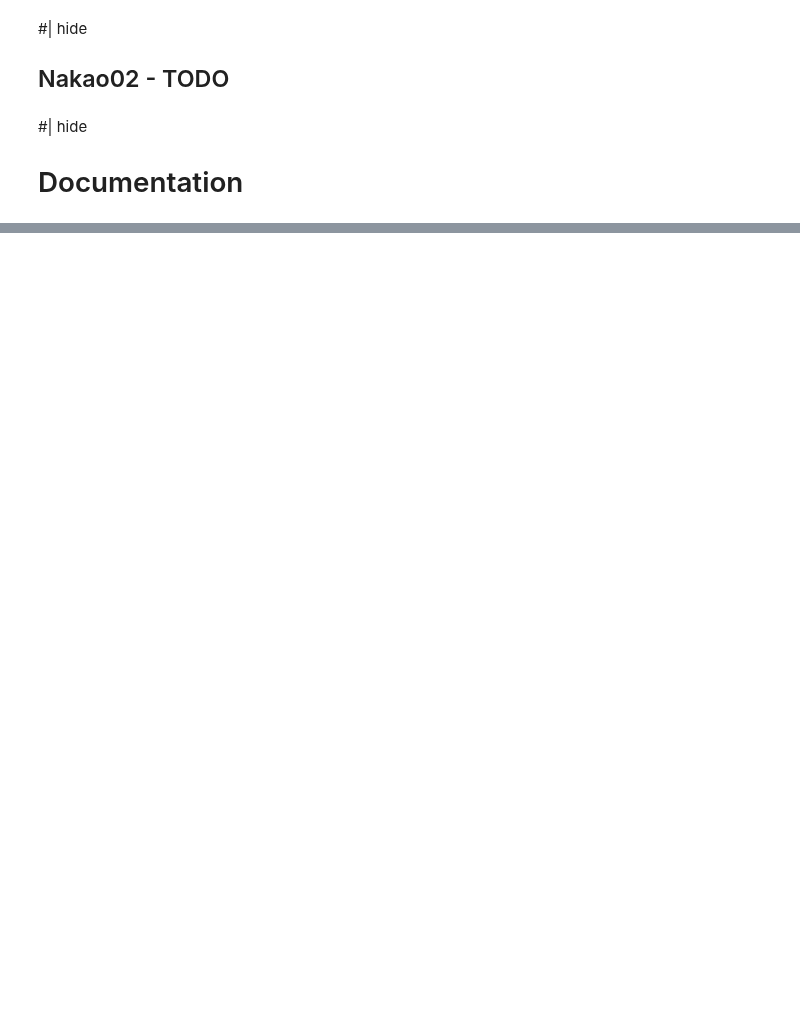
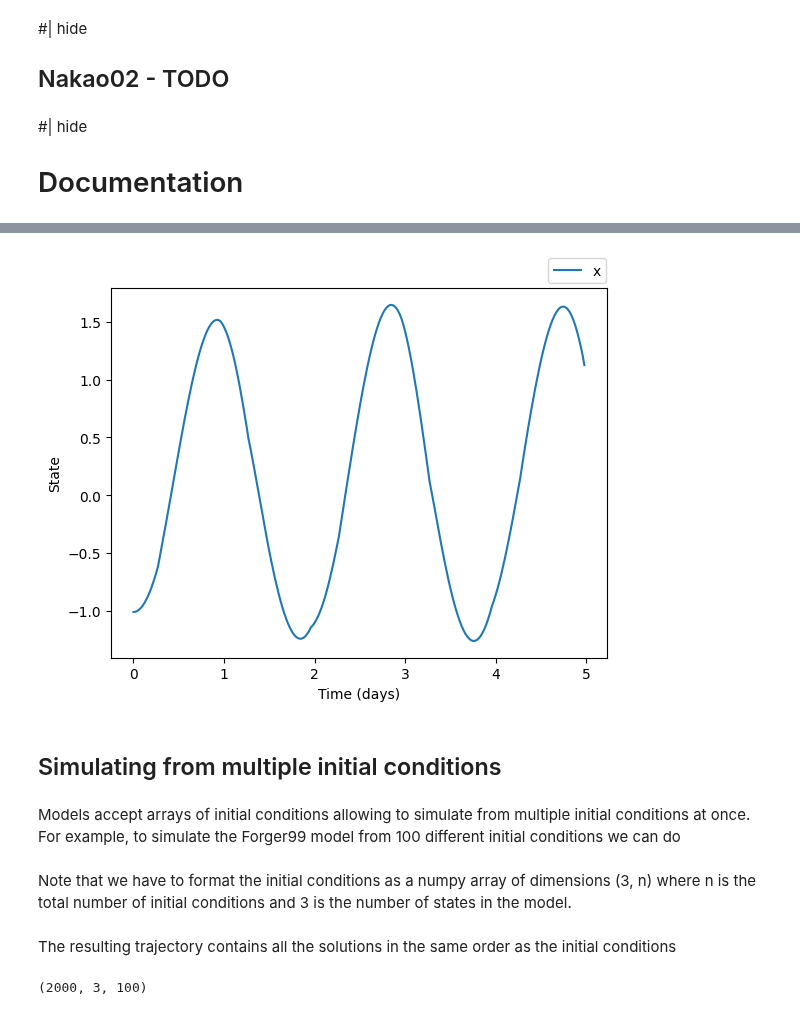
Before and after one commit to Arcascope/circadian, a Jupyter notebook: nbs/00_models.ipynb, the cells around one changed output, grey strips where cells are left out. Cells and saved outputs as stored; diff of their text form; code cells hidden in the pictures; blank space fills up the shorter version.

```diff
--- a/nbs/00_models.ipynb
+++ b/nbs/00_models.ipynb
@@ -1882,0 +1977,23 @@ def benchmark(func):
+# %%
+simulation_days = 5
+dt = 0.5 # hours
+time = np.arange(0, 24 * simulation_days, dt)
+
+light_schedule = LightSchedule.Regular()
+light_input = light_schedule(time)
+
+model = Forger99({'taux': 48.0})
+trajectory = model(time,  input=light_input)
+# %%
+#| echo: false
+plt.plot(time/24.0, trajectory.states[:,0], label='x')
+plt.xlabel('Time (days)')
+plt.ylabel('State')
+plt.legend(loc='upper center', bbox_to_anchor=(0.94, 1.1), ncol=2) #| hide_line
+plt.show()
+# %% [output]
+[figure, added]
+# %% [markdown]
+## Simulating from multiple initial conditions
+# %% [markdown]
+Models accept arrays of initial conditions allowing to simulate from multiple initial conditions at once. For example, to simulate the Forger99 model from 100 different initial conditions we can do
@@ -1882,0 +2016,8 @@ def benchmark(func):
+# %% [markdown]
+Note that we have to format the initial conditions as a numpy array of dimensions (3, n) where n is the total number of initial conditions and 3 is the number of states in the model.
+# %% [markdown]
+The resulting trajectory contains all the solutions in the same order as the initial conditions
+# %%
+trajectory.states.shape
+# %% [output]
+(2000, 3, 100)
```
Also changed, not shown: parts of 133 cells of this notebook, 5 other files.
